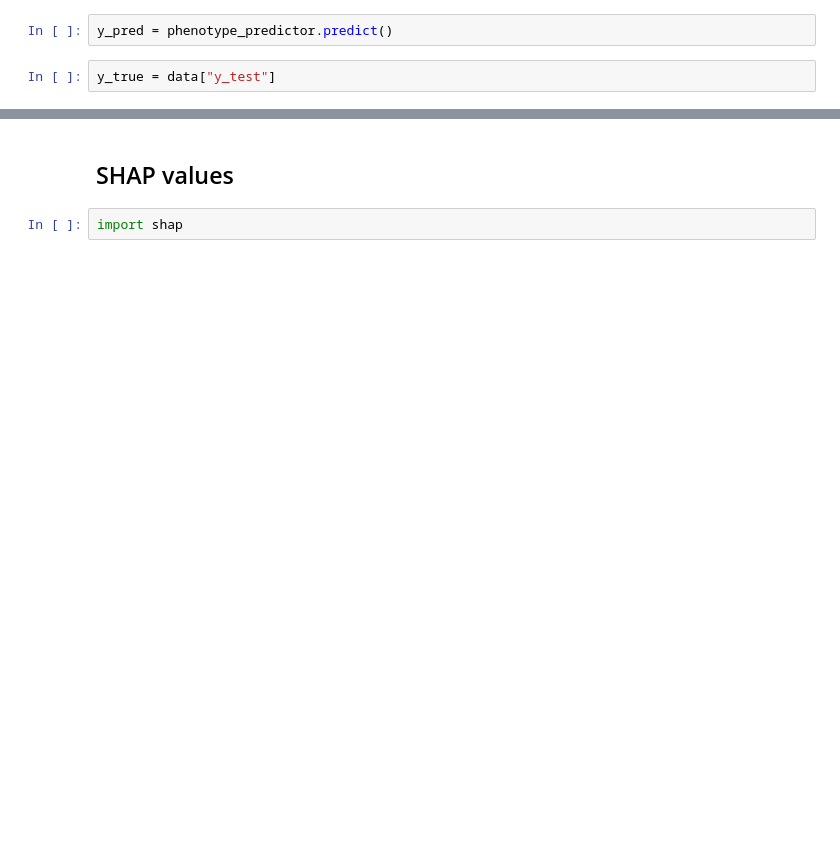
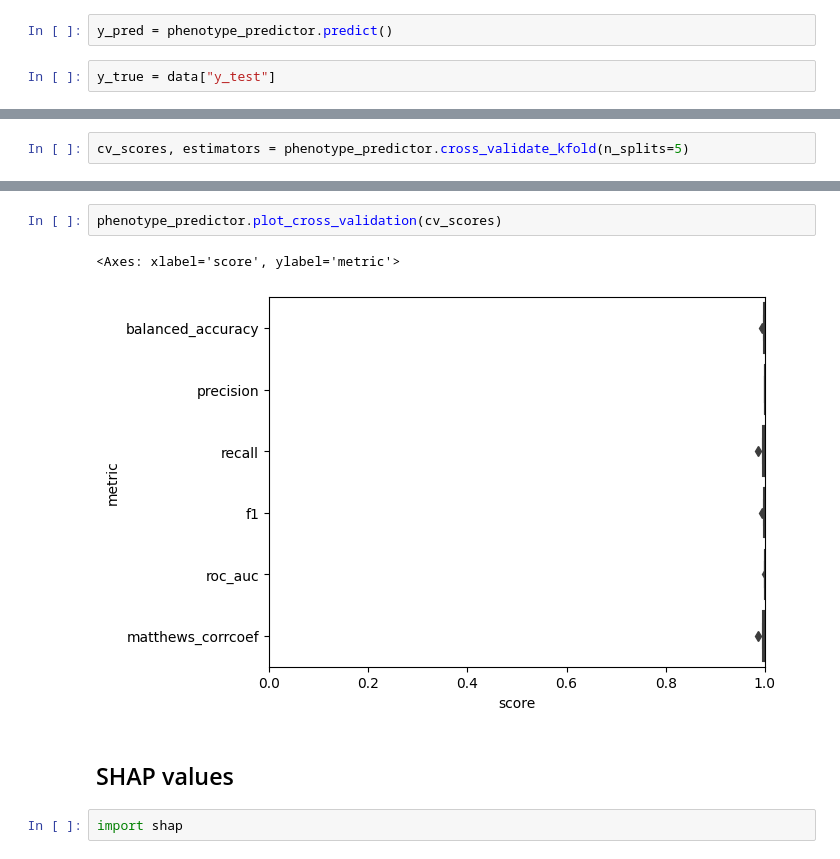
Before and after one commit to kbasecollaborations/trait-prediction, a Jupyter notebook: notebooks/predicting_glucose_csource.ipynb, the cells around one changed output, grey strips where cells are left out. Saved outputs shown, nothing was run; the diff lists cells and outputs as text; blank space fills up the shorter version.

```diff
--- a/notebooks/predicting_glucose_csource.ipynb
+++ b/notebooks/predicting_glucose_csource.ipynb
@@ -98,0 +110,2 @@ f1_score(y_true, y_pred, average="weighted")
+# %%
+cv_scores, estimators = phenotype_predictor.cross_validate_kfold(n_splits=5)
@@ -99,3 +132,8 @@ f1_score(y_true, y_pred, average="weighted")
+# %%
+phenotype_predictor.plot_cross_validation(cv_scores)
+# %% [output]
+<Axes: xlabel='score', ylabel='metric'>
+[figure, added]
 # %% [markdown]
 ## SHAP values
 # %%
```
Also changed, not shown: parts of 20 cells of this notebook, 9 other files.
